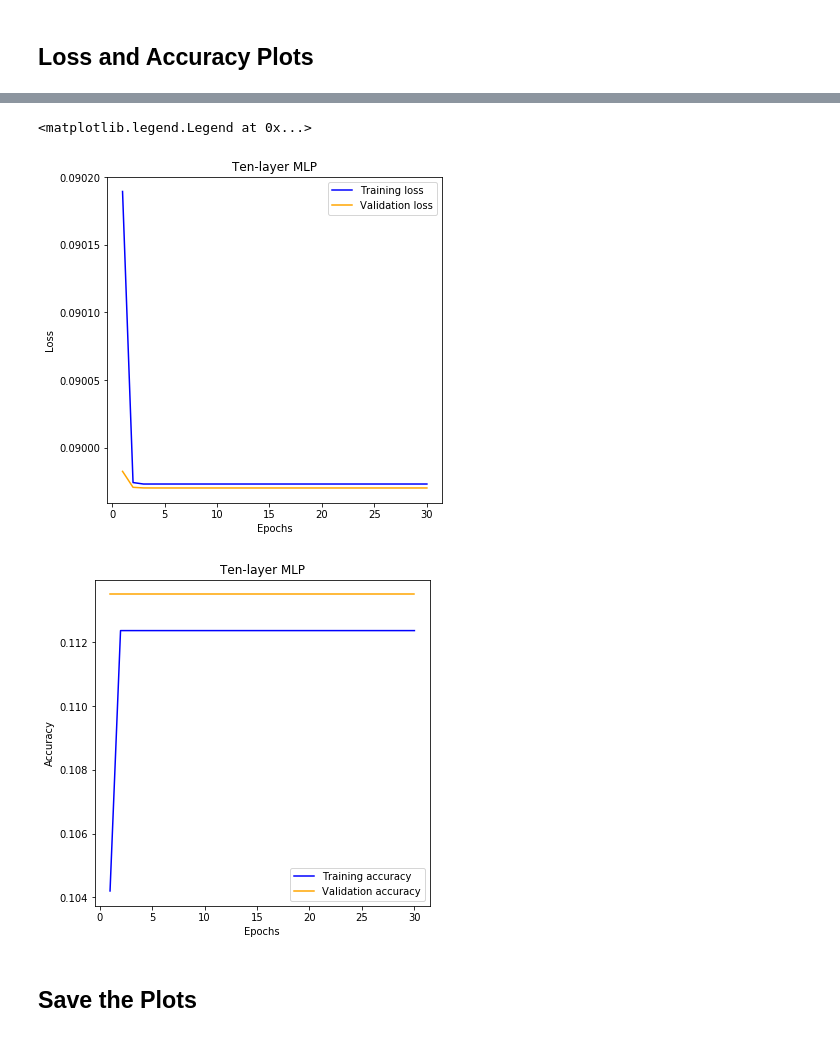
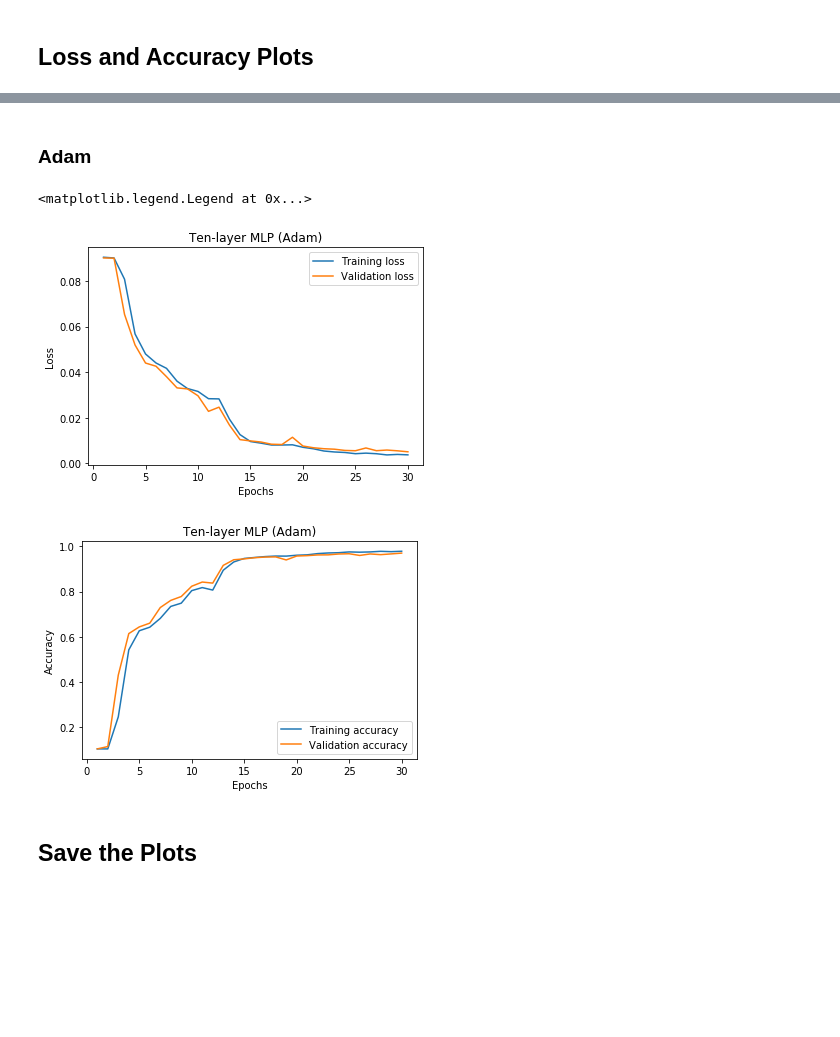
Before and after one commit to timlautk/BCD-for-DNNs-PyTorch, a Jupyter notebook: sgd_dnn_mlp_mnist_deep_keras.ipynb, the cells around one changed output, grey strips where cells are left out. Saved outputs shown, nothing was run; the diff lists cells and outputs as text; code cells hidden in the pictures; blank space fills up the shorter version.

```diff
--- a/sgd_dnn_mlp_mnist_deep_keras.ipynb
+++ b/sgd_dnn_mlp_mnist_deep_keras.ipynb
@@ -83,7 +78,6 @@ y_test = tf.keras.utils.to_categorical(y_test, num_classes)
 # %% [markdown]
 Input -> 9 Fully Connected (600) + ReLU -> Fully Connected (10) -> Squared loss
 # %%
-# model
 x0 = tf.keras.layers.Input(shape=(784,))
 u1 = tf.keras.layers.Dense(800, activation='relu', use_bias=True, kernel_initializer=tf.keras.initializers.RandomNormal(mean=0.0, stddev=0.01, seed=seed), bias_initializer=tf.keras.initializers.Constant(value=0.1))(x0)
 u2 = tf.keras.layers.Dense(800, activation='relu', use_bias=True, kernel_initializer=tf.keras.initializers.RandomNormal(mean=0.0, stddev=0.01, seed=seed), bias_initializer=tf.keras.initializers.Constant(value=0.1))(u1)
@@ -95,13 +89,17 @@ u7 = tf.keras.layers.Dense(800, activation='relu', use_bias=True, kernel_initial
 u8 = tf.keras.layers.Dense(800, activation='relu', use_bias=True, kernel_initializer=tf.keras.initializers.RandomNormal(mean=0.0, stddev=0.01, seed=seed), bias_initializer=tf.keras.initializers.Constant(value=0.1))(u7)
 u9 = tf.keras.layers.Dense(800, activation='relu', use_bias=True, kernel_initializer=tf.keras.initializers.RandomNormal(mean=0.0, stddev=0.01, seed=seed), bias_initializer=tf.keras.initializers.Constant(value=0.1))(u8)
 u10 = tf.keras.layers.Dense(800, activation='relu', use_bias=True, kernel_initializer=tf.keras.initializers.RandomNormal(mean=0.0, stddev=0.01, seed=seed), bias_initializer=tf.keras.initializers.Constant(value=0.1))(u9)
-y_mlp_2 = tf.keras.layers.Dense(num_classes, activation=None, use_bias=True, kernel_initializer=tf.keras.initializers.RandomNormal(mean=0.0, stddev=0.01, seed=seed), bias_initializer=tf.keras.initializers.Constant(value=0.1))(u10)
-#y_mlp = tf.keras.layers.Dense(num_classes, activation='softmax', use_bias=True, kernel_regularizer=tf.keras.regularizers.l2(l=0.01))(a3)
+y_mlp = tf.keras.layers.Dense(num_classes, activation=None, use_bias=True, kernel_initializer=tf.keras.initializers.RandomNormal(mean=0.0, stddev=0.01, seed=seed), bias_initializer=tf.keras.initializers.Constant(value=0.1))(u10)
 
-model_2 = tf.keras.models.Model(inputs=x0, outputs=y_mlp_2)
-
-model_2.summary()
-
-# adam = tf.keras.optimizers.Adam(lr=0.001, beta_1=0.9, beta_2=0.999, epsilon=None, decay=0.0, amsgrad=False)
-sgd = tf.keras.optimizers.SGD(lr=0.01, decay=0, momentum=0, nesterov=False)
-model_2.compile(loss='mean_squared_error', optimizer=sgd, metrics=['accuracy'])
+p0 = tf.keras.layers.Input(shape=(784,))
+v1 = tf.keras.layers.Dense(800, activation='relu', use_bias=True, kernel_initializer=tf.keras.initializers.RandomNormal(mean=0.0, stddev=0.01, seed=seed), bias_initializer=tf.keras.initializers.Constant(value=0.1))(p0)
+v2 = tf.keras.layers.Dense(800, activation='relu', use_bias=True, kernel_initializer=tf.keras.initializers.RandomNormal(mean=0.0, stddev=0.01, seed=seed), bias_initializer=tf.keras.initializers.Constant(value=0.1))(v1)
+v3 = tf.keras.layers.Dense(800, activation='relu', use_bias=True, kernel_initializer=tf.keras.initializers.RandomNormal(mean=0.0, stddev=0.01, seed=seed), bias_initializer=tf.keras.initializers.Constant(value=0.1))(v2)
+v4 = tf.keras.layers.Dense(800, activation='relu', use_bias=True, kernel_initializer=tf.keras.initializers.RandomNormal(mean=0.0, stddev=0.01, seed=seed), bias_initializer=tf.keras.initializers.Constant(value=0.1))(v3)
+v5 = tf.keras.layers.Dense(800, activation='relu', use_bias=True, kernel_initializer=tf.keras.initializers.RandomNormal(mean=0.0, stddev=0.01, seed=seed), bias_initializer=tf.keras.initializers.Constant(value=0.1))(v4)
+v6 = tf.keras.layers.Dense(800, activation='relu', use_bias=True, kernel_initializer=tf.keras.initializers.RandomNormal(mean=0.0, stddev=0.01, seed=seed), bias_initializer=tf.keras.initializers.Constant(value=0.1))(v5)
+v7 = tf.keras.layers.Dense(800, activation='relu', use_bias=True, kernel_initializer=tf.keras.initializers.RandomNormal(mean=0.0, stddev=0.01, seed=seed), bias_initializer=tf.keras.initializers.Constant(value=0.1))(v6)
+v8 = tf.keras.layers.Dense(800, activation='relu', use_bias=True, kernel_initializer=tf.keras.initializers.RandomNormal(mean=0.0, stddev=0.01, seed=seed), bias_initializer=tf.keras.initializers.Constant(value=0.1))(v7)
+v9 = tf.keras.layers.Dense(800, activation='relu', use_bias=True, kernel_initializer=tf.keras.initializers.RandomNormal(mean=0.0, stddev=0.01, seed=seed), bias_initializer=tf.keras.initializers.Constant(value=0.1))(v8)
+v10 = tf.keras.layers.Dense(800, activation='relu', use_bias=True, kernel_initializer=tf.keras.initializers.RandomNormal(mean=0.0, stddev=0.01, seed=seed), bias_initializer=tf.keras.initializers.Constant(value=0.1))(v9)
+y_mlp_2 = tf.keras.layers.Dense(num_classes, activation=None, use_bias=True, kernel_initializer=tf.keras.initializers.RandomNormal(mean=0.0, stddev=0.01, seed=seed), bias_initializer=tf.keras.initializers.Constant(value=0.1))(v10)
@@ -125,0 +135,6 @@ _________________________________________________________________
+# %%
+model_2 = tf.keras.models.Model(inputs=p0, outputs=y_mlp_2)
+model_2.summary()
+
+adam = tf.keras.optimizers.Adam(lr=0.001, beta_1=0.9, beta_2=0.999, epsilon=None, decay=0.0, amsgrad=False)
+model_2.compile(loss='mean_squared_error', optimizer=adam, metrics=['accuracy'])
@@ -159,33 +255,35 @@ Test accuracy: 0.1135
+# %% [markdown]
+### Adam
 # %%
 # Plot of Losses
 history_dict_2 = history_2.history
 loss_values_2 = history_dict_2['loss']
 val_loss_values_2 = history_dict_2['val_loss']
 acc_values_2 = history_dict_2['acc']
 val_acc_values_2 = history_dict_2['val_acc']
 
 epochs_index = range(1,len(loss_values_2)+1)
-fig_loss_2 = plt.figure(figsize=(6, 6))
-plt.plot(epochs_index, loss_values_2, 'b', label='Training loss')
-plt.plot(epochs_index, val_loss_values_2, 'b', c='orange', label='Validation loss')
-plt.title('Ten-layer MLP')
+fig_loss_2 = plt.figure()
+plt.plot(epochs_index, loss_values_2, label='Training loss')
+plt.plot(epochs_index, val_loss_values_2, label='Validation loss')
+plt.title('Ten-layer MLP (Adam)')
 plt.xlabel('Epochs')
 plt.ylabel('Loss')
 plt.legend()
 
 
 # Plot of Accuracies
-fig_accuracy_2 = plt.figure(figsize=(6, 6))
-plt.plot(epochs_index,acc_values_2,'b', label='Training accuracy')
-plt.plot(epochs_index,val_acc_values_2,'b', c='orange', label='Validation accuracy')
-plt.title('Ten-layer MLP')
+fig_accuracy_2 = plt.figure()
+plt.plot(epochs_index,acc_values_2, label='Training accuracy')
+plt.plot(epochs_index,val_acc_values_2, label='Validation accuracy')
+plt.title('Ten-layer MLP (Adam)')
 plt.xlabel('Epochs')
 plt.ylabel('Accuracy')
 plt.legend()
 # %% [output]
 <matplotlib.legend.Legend at 0x...>
-[figure, old version]
+[figure, new version]
-[figure, old version]
+[figure, new version]
 # %% [markdown]
 ## Save the Plots
 # %%
```
Also changed, not shown: parts of 13 cells of this notebook.
